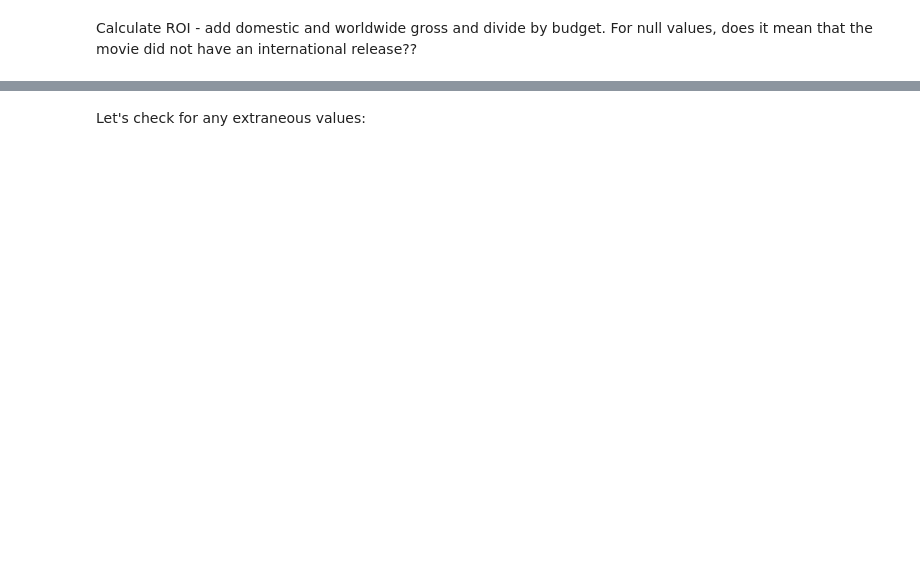
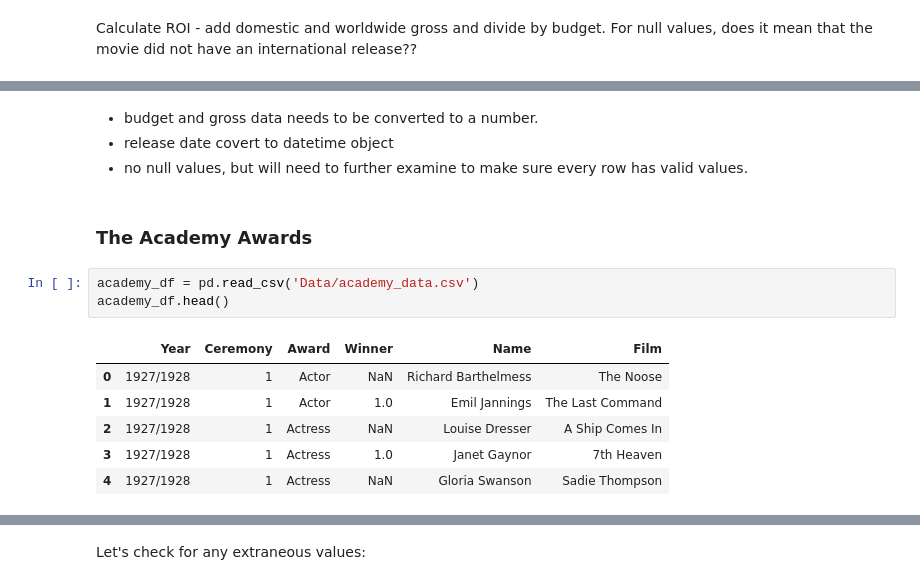
Before and after one commit to valentinav21/microsoft-movie-analysis, a Jupyter notebook: notebook.ipynb, the cells around one changed output, grey strips where cells are left out. Saved outputs shown, nothing was run; the diff lists cells and outputs as text; blank space fills up the shorter version.

```diff
--- a/notebook.ipynb
+++ b/notebook.ipynb
@@ -237,3 +80,19 @@ Data columns (total 6 columns):
  5   worldwide_gross    5782 non-null   object
 dtypes: int64(1), object(5)
 memory usage: 271.2+ KB
+# %% [markdown]
+- budget and gross data needs to be converted to a number.
+- release date covert to datetime object
+- no null values, but will need to further examine to make sure every row has valid values.
+# %% [markdown]
+### The Academy Awards
+# %%
+academy_df = pd.read_csv('Data/academy_data.csv')
+academy_df.head()
+# %% [output]
+|  | Year | Ceremony | Award | Winner | Name | Film |
+| 0 | 1927/1928 | 1 | Actor | NaN | Richard Barthelmess | The Noose |
+| 1 | 1927/1928 | 1 | Actor | 1.0 | Emil Jannings | The Last Command |
+| 2 | 1927/1928 | 1 | Actress | NaN | Louise Dresser | A Ship Comes In |
+| 3 | 1927/1928 | 1 | Actress | 1.0 | Janet Gaynor | 7th Heaven |
+| 4 | 1927/1928 | 1 | Actress | NaN | Gloria Swanson | Sadie Thompson |
```
Also changed, not shown: parts of 40 cells of this notebook.
